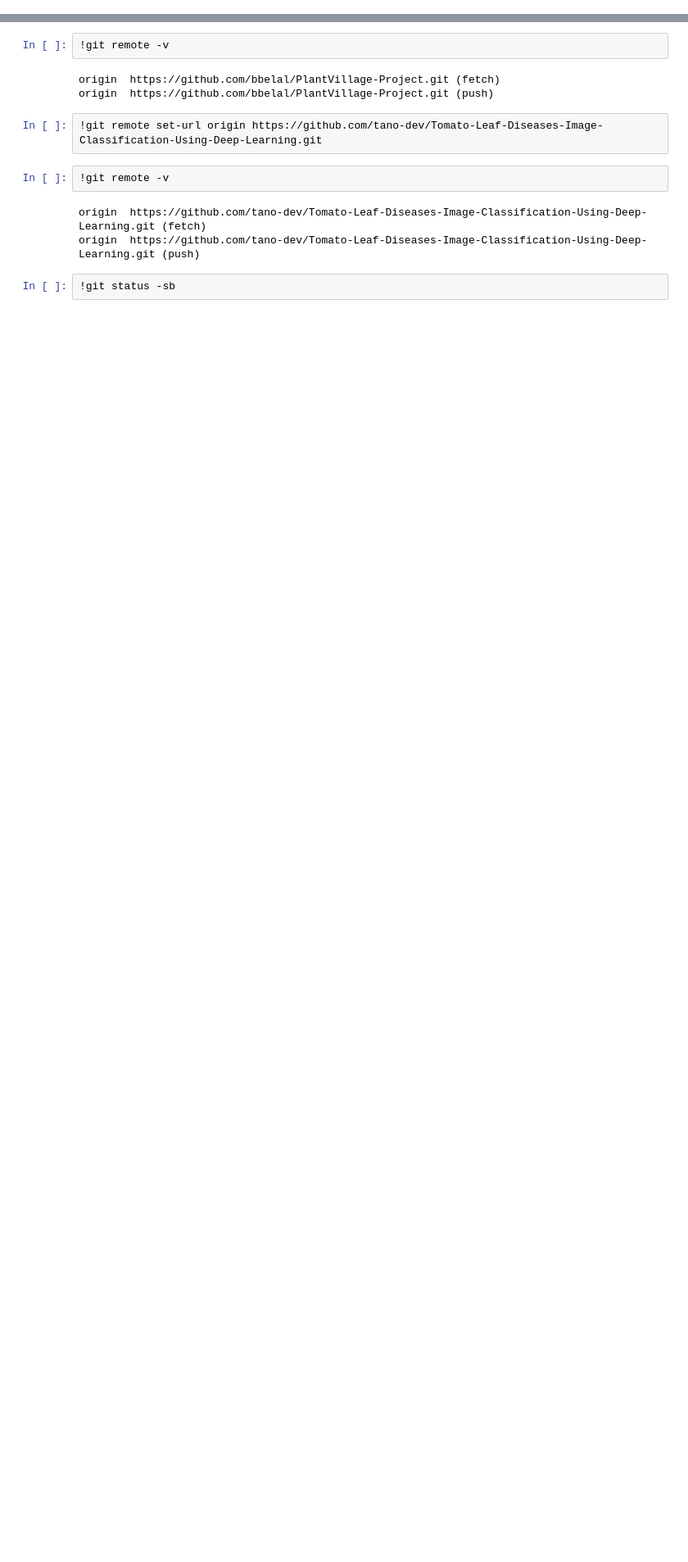
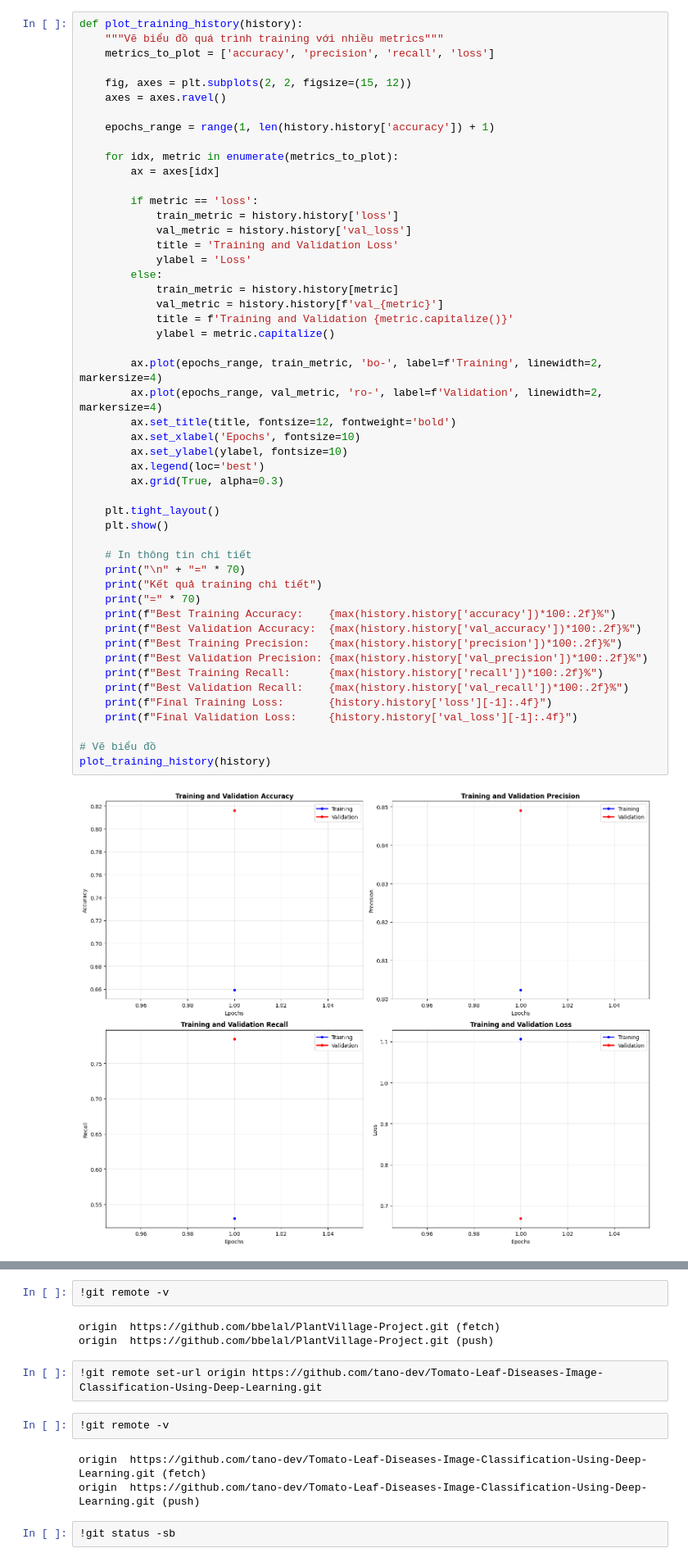
Before and after one commit to tano-dev/Tomato-Leaf-Diseases-Classification-Using-Image-Processing-and-CNN, a Jupyter notebook: approach-color/convNet_1.ipynb, the cells around one changed output, grey strips where cells are left out. Shown at 82% size. Cells and saved outputs as stored; diff of their text form; blank space fills up the shorter version.

```diff
--- a/approach-color/convNet_1.ipynb
+++ b/approach-color/convNet_1.ipynb
@@ -305,0 +321,52 @@ KẾT QUẢ:
+# %%
+def plot_training_history(history):
+    """Vẽ biểu đồ quá trình training với nhiều metrics"""
+    metrics_to_plot = ['accuracy', 'precision', 'recall', 'loss']
+
+    fig, axes = plt.subplots(2, 2, figsize=(15, 12))
+    axes = axes.ravel()
+
+    epochs_range = range(1, len(history.history['accuracy']) + 1)
+
+    for idx, metric in enumerate(metrics_to_plot):
+        ax = axes[idx]
+
+        if metric == 'loss':
+            train_metric = history.history['loss']
+            val_metric = history.history['val_loss']
+            title = 'Training and Validation Loss'
+            ylabel = 'Loss'
+        else:
+            train_metric = history.history[metric]
+            val_metric = history.history[f'val_{metric}']
+            title = f'Training and Validation {metric.capitalize()}'
+            ylabel = metric.capitalize()
+
+        ax.plot(epochs_range, train_metric, 'bo-', label=f'Training', linewidth=2, markersize=4)
+        ax.plot(epochs_range, val_metric, 'ro-', label=f'Validation', linewidth=2, markersize=4)
+        ax.set_title(title, fontsize=12, fontweight='bold')
+        ax.set_xlabel('Epochs', fontsize=10)
+        ax.set_ylabel(ylabel, fontsize=10)
+        ax.legend(loc='best')
+        ax.grid(True, alpha=0.3)
+
+    plt.tight_layout()
+    plt.show()
+
+    # In thông tin chi tiết
+    print("\n" + "=" * 70)
+    print("Kết quả training chi tiết")
+    print("=" * 70)
+    print(f"Best Training Accuracy:    {max(history.history['accuracy'])*100:.2f}%")
+    print(f"Best Validation Accuracy:  {max(history.history['val_accuracy'])*100:.2f}%")
+    print(f"Best Training Precision:   {max(history.history['precision'])*100:.2f}%")
+    print(f"Best Validation Precision: {max(history.history['val_precision'])*100:.2f}%")
+    print(f"Best Training Recall:      {max(history.history['recall'])*100:.2f}%")
+    print(f"Best Validation Recall:    {max(history.history['val_recall'])*100:.2f}%")
+    print(f"Final Training Loss:       {history.history['loss'][-1]:.4f}")
+    print(f"Final Validation Loss:     {history.history['val_loss'][-1]:.4f}")
+
+# Vẽ biểu đồ
+plot_training_history(history)
+# %% [output]
+[figure, added]
```
Also changed, not shown: parts of 14 cells of this notebook.
